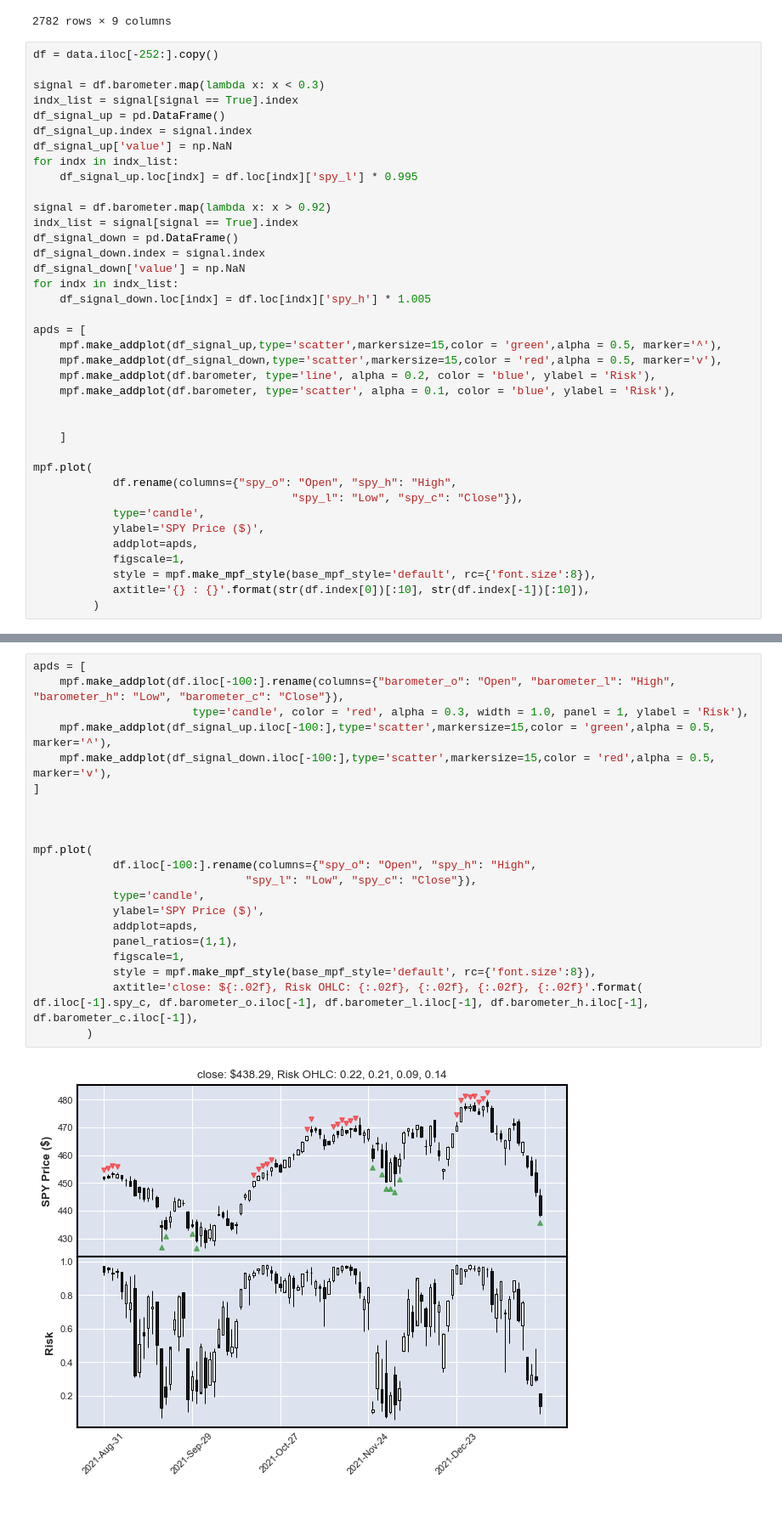
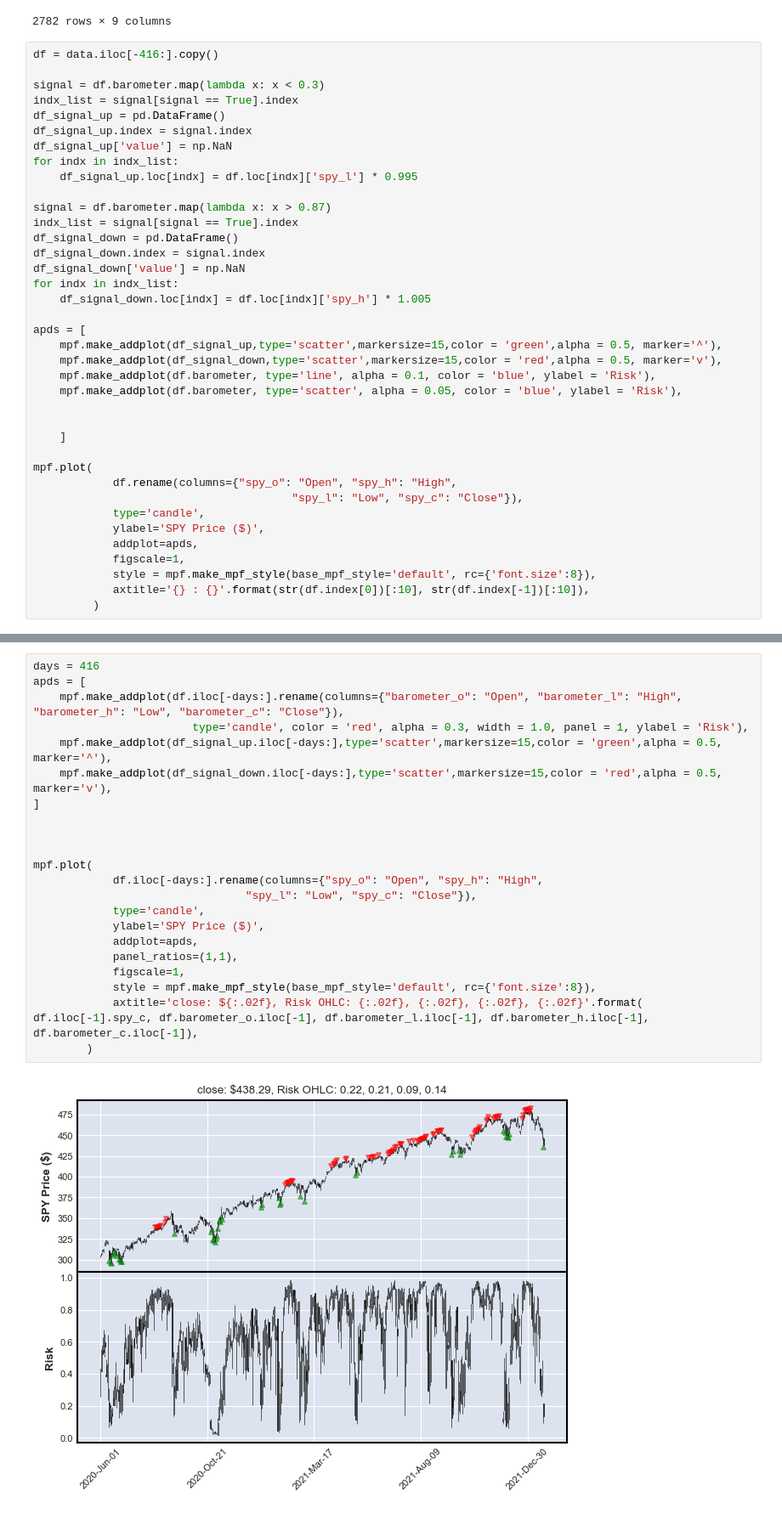
Before and after one commit to Mohammad-Rahmati/QRM_barometer, a Jupyter notebook: Main.ipynb, the cells around one changed output, grey strips where cells are left out. Shown at 85% size. Drawn from its saved outputs; the diff is of its cells as text.

```diff
--- a/Main.ipynb
+++ b/Main.ipynb
@@ -22,7 +22,7 @@ data
 | 2022-01-21 | 445.559998 | 448.049988 | 437.959991 | 438.290009 | 0.215213 | 0.091021 | 0.209621 | 0.135117 | 0.162743 |
 2782 rows × 9 columns
 # %%
-df = data.iloc[-252:].copy()
+df = data.iloc[-416:].copy()
 
 signal = df.barometer.map(lambda x: x < 0.3)
 indx_list = signal[signal == True].index
@@ -32,7 +32,7 @@ df_signal_up['value'] = np.NaN
 for indx in indx_list:
     df_signal_up.loc[indx] = df.loc[indx]['spy_l'] * 0.995
 
-signal = df.barometer.map(lambda x: x > 0.92)
+signal = df.barometer.map(lambda x: x > 0.87)
 indx_list = signal[signal == True].index
 df_signal_down = pd.DataFrame()
 df_signal_down.index = signal.index
@@ -43,8 +43,8 @@ for indx in indx_list:
 apds = [
     mpf.make_addplot(df_signal_up,type='scatter',markersize=15,color = 'green',alpha = 0.5, marker='^'),
     mpf.make_addplot(df_signal_down,type='scatter',markersize=15,color = 'red',alpha = 0.5, marker='v'),
-    mpf.make_addplot(df.barometer, type='line', alpha = 0.2, color = 'blue', ylabel = 'Risk'),
-    mpf.make_addplot(df.barometer, type='scatter', alpha = 0.1, color = 'blue', ylabel = 'Risk'),
+    mpf.make_addplot(df.barometer, type='line', alpha = 0.1, color = 'blue', ylabel = 'Risk'),
+    mpf.make_addplot(df.barometer, type='scatter', alpha = 0.05, color = 'blue', ylabel = 'Risk'),
 
 
     ]
@@ -64,23 +64,24 @@ mpf.plot(
 # %%
+days = 416
 apds = [
-    mpf.make_addplot(df.iloc[-100:].rename(columns={"barometer_o": "Open", "barometer_l": "High", "barometer_h": "Low", "barometer_c": "Close"}),
+    mpf.make_addplot(df.iloc[-days:].rename(columns={"barometer_o": "Open", "barometer_l": "High", "barometer_h": "Low", "barometer_c": "Close"}),
                         type='candle', color = 'red', alpha = 0.3, width = 1.0, panel = 1, ylabel = 'Risk'),
-    mpf.make_addplot(df_signal_up.iloc[-100:],type='scatter',markersize=15,color = 'green',alpha = 0.5, marker='^'),
-    mpf.make_addplot(df_signal_down.iloc[-100:],type='scatter',markersize=15,color = 'red',alpha = 0.5, marker='v'),
+    mpf.make_addplot(df_signal_up.iloc[-days:],type='scatter',markersize=15,color = 'green',alpha = 0.5, marker='^'),
+    mpf.make_addplot(df_signal_down.iloc[-days:],type='scatter',markersize=15,color = 'red',alpha = 0.5, marker='v'),
 ]
 
 
 
 mpf.plot(
-            df.iloc[-100:].rename(columns={"spy_o": "Open", "spy_h": "High",
+            df.iloc[-days:].rename(columns={"spy_o": "Open", "spy_h": "High",
                                 "spy_l": "Low", "spy_c": "Close"}),
             type='candle',
             ylabel='SPY Price ($)',
             addplot=apds,
             panel_ratios=(1,1),
             figscale=1,
             style = mpf.make_mpf_style(base_mpf_style='default', rc={'font.size':8}),
             axtitle='close: ${:.02f}, Risk OHLC: {:.02f}, {:.02f}, {:.02f}, {:.02f}'.format( df.iloc[-1].spy_c, df.barometer_o.iloc[-1], df.barometer_l.iloc[-1], df.barometer_h.iloc[-1], df.barometer_c.iloc[-1]),
         )
 # %% [output]
-[figure, old version]
+[figure, new version]
```
Also changed, not shown: parts of 1 cell of this notebook.
